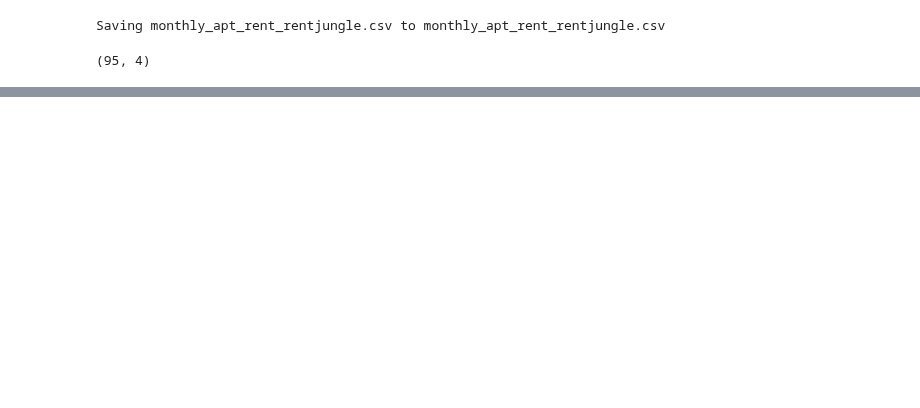
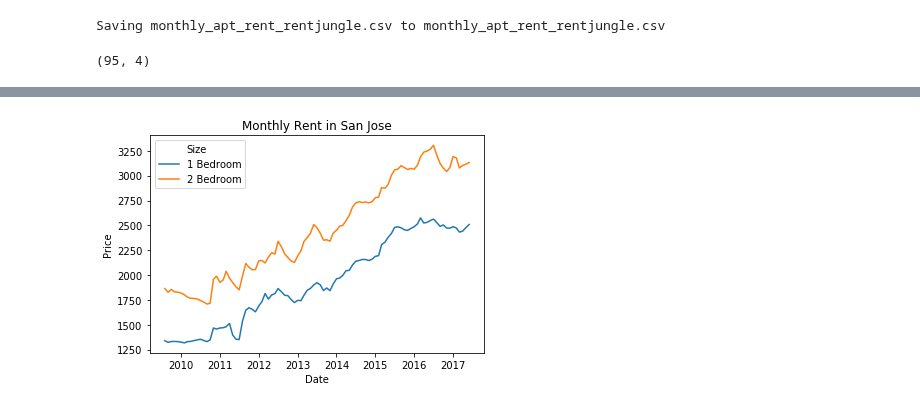
Before and after one commit to bloominstituteoftechnology/DS-Unit-1-Sprint-3-Data-Storytelling, a Jupyter notebook: Copy_of_LS_DS3_222_Choose_appropriate_visualizations.ipynb, the cells around one changed output, grey strips where cells are left out. Saved outputs shown, nothing was run; the diff lists cells and outputs as text; code cells hidden in the pictures; blank space fills up the shorter version.

```diff
--- a/Copy_of_LS_DS3_222_Choose_appropriate_visualizations.ipynb
+++ b/Copy_of_LS_DS3_222_Choose_appropriate_visualizations.ipynb
@@ -545,0 +600,6 @@ df.head()
+# %%
+df = df.rename(columns={'2 bedroom':'2 Bedroom'})
+tidy = pd.melt(df.reset_index(),
+              id_vars=['Date'], value_vars=['1 Bedroom','2 Bedroom'],
+              value_name='Price')
+tidy.head()
@@ -545,0 +613,6 @@ df.head()
+# %%
+tidy =tidy.rename(columns={'Number of Bedrooms':'Size'})
+# %%
+sns.lineplot(y='Price',x='Date',hue='Size', data=tidy).set_title('Monthly Rent in San Jose');
+# %% [output]
+[figure, added]
```
Also changed, not shown: parts of 12 cells of this notebook.
